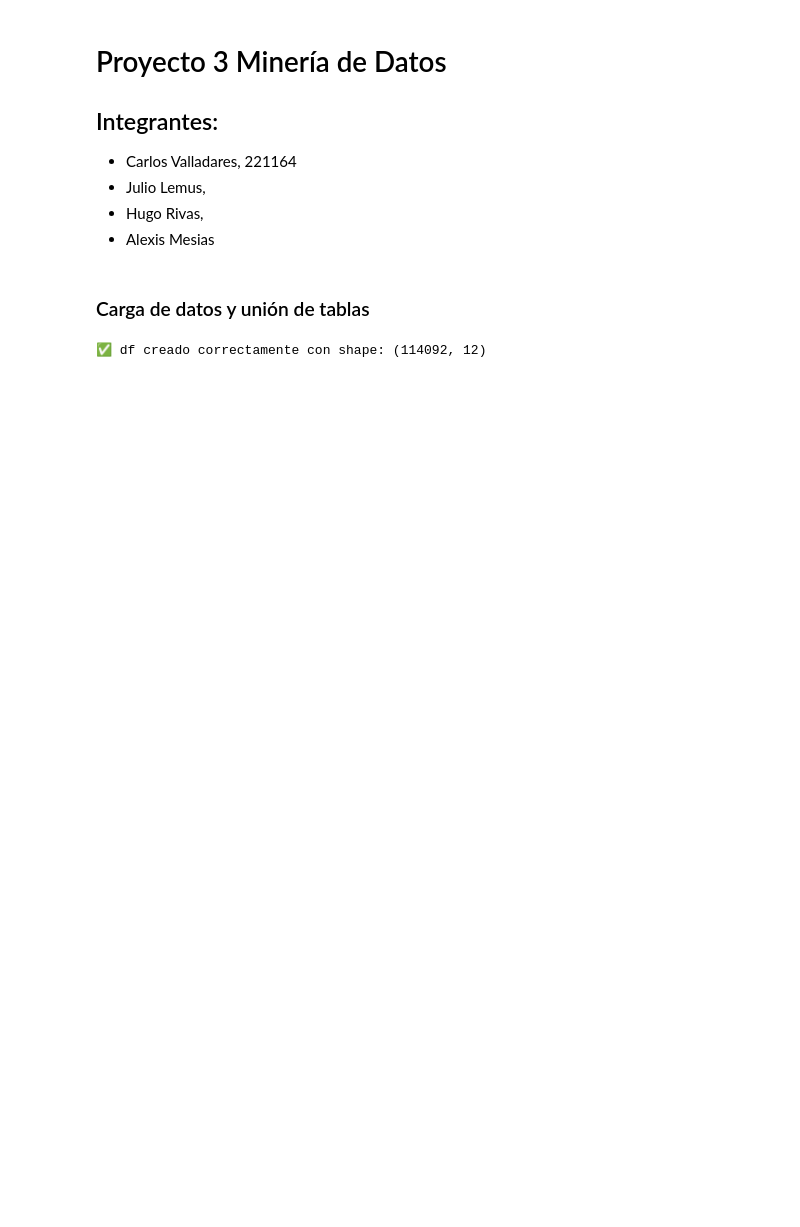
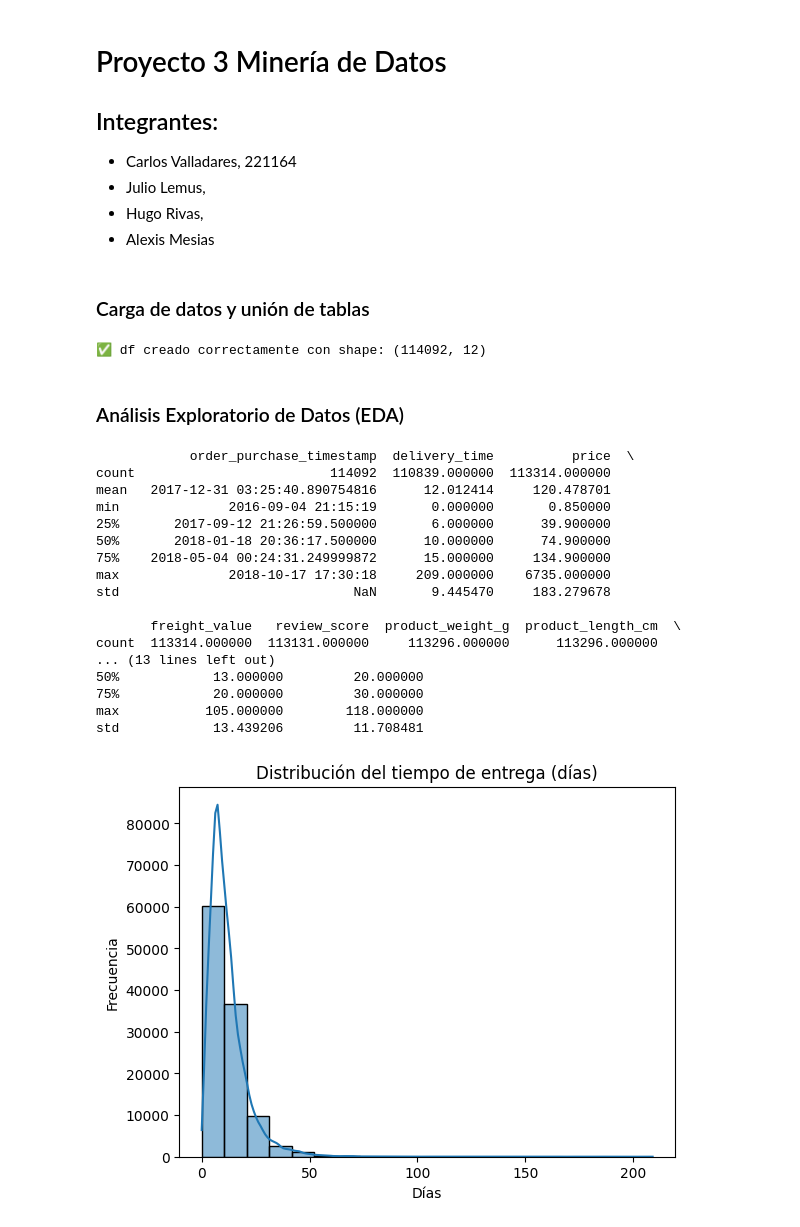
Before and after one commit to vgcarlol/proy3_MD, a Jupyter notebook: eda_report.ipynb, the cells around one changed output. Saved outputs shown, nothing was run; the diff lists cells and outputs as text; code cells hidden in the pictures; blank space fills up the shorter version.

Commit message:
Análisis Exploratorio de Datos (EDA)

```diff
--- a/eda_report.ipynb
+++ b/eda_report.ipynb
@@ -38,3 +38,52 @@ df = df[['order_id', 'customer_id', 'order_purchase_timestamp', 'delivery_time',
 print("✅ df creado correctamente con shape:", df.shape)
 # %% [output]
 ✅ df creado correctamente con shape: (114092, 12)
+# %% [markdown]
+### Análisis Exploratorio de Datos (EDA)
+# %%
+import seaborn as sns
+import matplotlib.pyplot as plt
+
+# Resumen estadístico
+print(df.describe())
+
+# Histograma del tiempo de entrega
+sns.histplot(df['delivery_time'].dropna(), bins=20, kde=True)
+plt.title("Distribución del tiempo de entrega (días)")
+plt.xlabel("Días")
+plt.ylabel("Frecuencia")
+plt.show()
+
+# Boxplot del precio por categoría
+top_cats = df['product_category_name'].value_counts().head(10).index
+sns.boxplot(data=df[df['product_category_name'].isin(top_cats)],
+            x='product_category_name', y='price')
+plt.xticks(rotation=45)
+plt.title("Precio por categoría de producto (top 10)")
+plt.show()
+
+# Matriz de correlación
+num_vars = ['price', 'freight_value', 'product_weight_g', 'product_length_cm', 'product_height_cm', 'product_width_cm', 'delivery_time']
+corr = df[num_vars].corr()
+sns.heatmap(corr, annot=True, cmap="coolwarm")
+plt.title("Matriz de correlación")
+plt.show()
+# %% [output]
+            order_purchase_timestamp  delivery_time          price  \
+count                         114092  110839.000000  113314.000000
+mean   2017-12-31 03:25:40.890754816      12.012414     120.478701
+min              2016-09-04 21:15:19       0.000000       0.850000
+25%       2017-09-12 21:26:59.500000       6.000000      39.900000
+50%       2018-01-18 20:36:17.500000      10.000000      74.900000
+75%    2018-05-04 00:24:31.249999872      15.000000     134.900000
+max              2018-10-17 17:30:18     209.000000    6735.000000
+std                              NaN       9.445470     183.279678
+
+       freight_value   review_score  product_weight_g  product_length_cm  \
+count  113314.000000  113131.000000     113296.000000      113296.000000
+... (13 lines left out)
+50%            13.000000         20.000000
+75%            20.000000         30.000000
+max           105.000000        118.000000
+std            13.439206         11.708481
+[figure, added]
```
Also changed, not shown: parts of 1 cell of this notebook.
